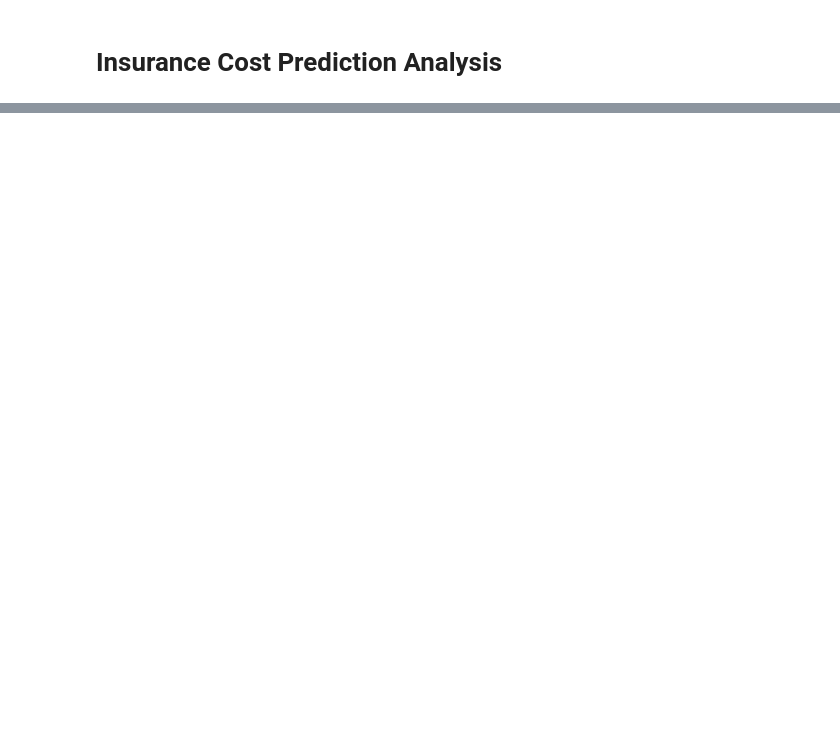
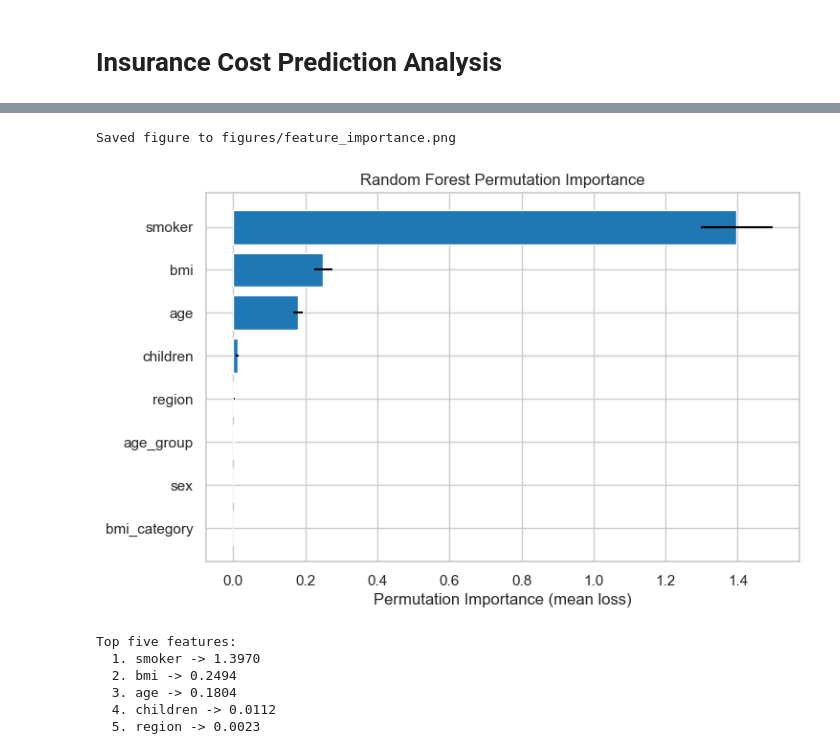
Before and after one commit to zheyuanlai/mini-hackathon, a Jupyter notebook: insurance_analysis.ipynb, the cells around one changed output, grey strips where cells are left out. Saved outputs shown, nothing was run; the diff lists cells and outputs as text; code cells hidden in the pictures; blank space fills up the shorter version.

```diff
--- a/insurance_analysis.ipynb
+++ b/insurance_analysis.ipynb
@@ -284,0 +403,25 @@ Fairness concerns: Higher charges for smokers and older age are expected, but ch
+# %%
+perm_result = permutation_importance(rf_best, X_test_scaled, y_test, n_repeats=10, random_state=42, n_jobs=-1)
+feature_names = X.columns.tolist()
+order = np.argsort(perm_result.importances_mean)[::-1]
+
+plt.figure(figsize=(8, 5))
+plt.barh(np.array(feature_names)[order], perm_result.importances_mean[order], xerr=perm_result.importances_std[order], color="#1f77b4")
+plt.gca().invert_yaxis()
+plt.xlabel("Permutation Importance (mean loss)")
+plt.title("Random Forest Permutation Importance")
+savefig("feature_importance.png")
+plt.show()
+
+print("Top five features:")
+for rank, idx in enumerate(order[:5], start=1):
+    print(f"  {rank}. {feature_names[idx]} -> {perm_result.importances_mean[idx]:.4f}")
+# %% [output]
+Saved figure to figures/feature_importance.png
+[figure, added]
+Top five features:
+  1. smoker -> 1.3970
+  2. bmi -> 0.2494
+  3. age -> 0.1804
+  4. children -> 0.0112
+  5. region -> 0.0023
```
Also changed, not shown: parts of 51 cells of this notebook, 17 other files.
